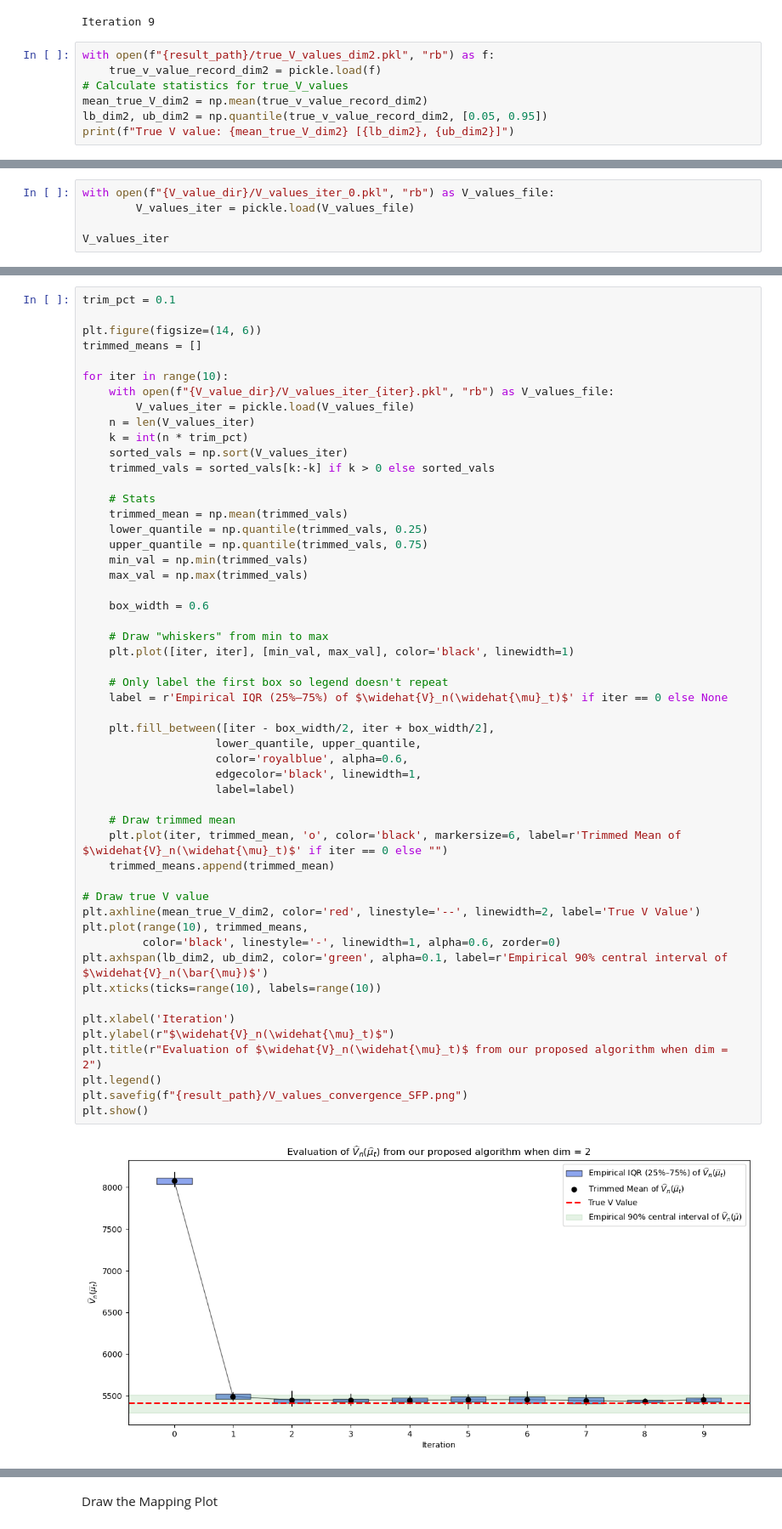
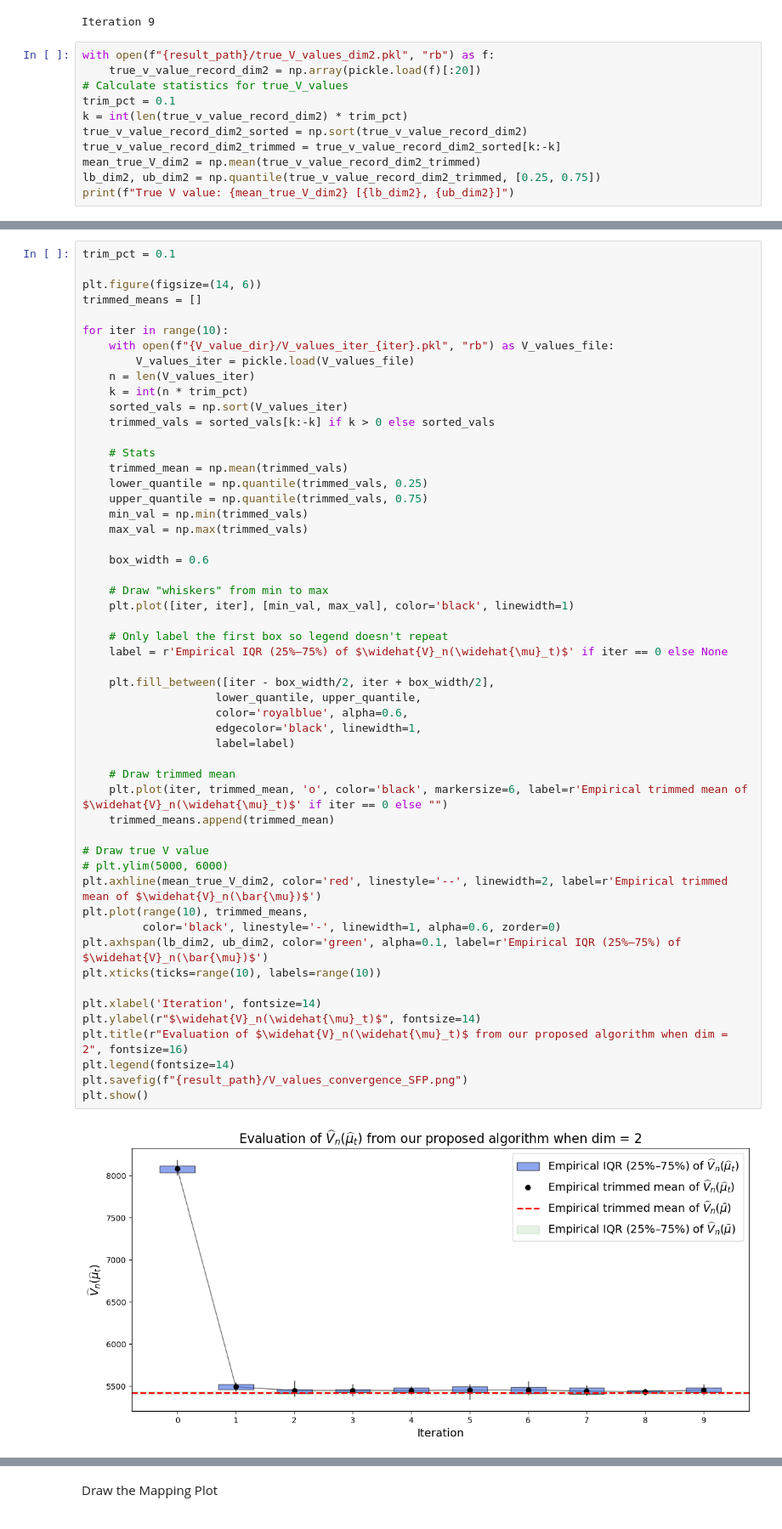
Before and after one commit to CHENZeyi1101/WB_Algo, a Jupyter notebook: Stochastic_FP/Notebooks/plot_manipulate_dim2.ipynb, the cells around one changed output, grey strips where cells are left out. Shown at 85% size. Saved outputs shown, nothing was run; the diff lists cells and outputs as text.

```diff
--- a/Stochastic_FP/Notebooks/plot_manipulate_dim2.ipynb
+++ b/Stochastic_FP/Notebooks/plot_manipulate_dim2.ipynb
@@ -225,9 +367,13 @@ Iteration 8
 Iteration 9
 # %%
 with open(f"{result_path}/true_V_values_dim2.pkl", "rb") as f:
-    true_v_value_record_dim2 = pickle.load(f)
+    true_v_value_record_dim2 = np.array(pickle.load(f)[:20])
 # Calculate statistics for true_V_values
-mean_true_V_dim2 = np.mean(true_v_value_record_dim2)
-lb_dim2, ub_dim2 = np.quantile(true_v_value_record_dim2, [0.05, 0.95])
+trim_pct = 0.1
+k = int(len(true_v_value_record_dim2) * trim_pct)
+true_v_value_record_dim2_sorted = np.sort(true_v_value_record_dim2)
+true_v_value_record_dim2_trimmed = true_v_value_record_dim2_sorted[k:-k]
+mean_true_V_dim2 = np.mean(true_v_value_record_dim2_trimmed)
+lb_dim2, ub_dim2 = np.quantile(true_v_value_record_dim2_trimmed, [0.25, 0.75])
 print(f"True V value: {mean_true_V_dim2} [{lb_dim2}, {ub_dim2}]")
 # %% [output]
@@ -235,5 +380,0 @@ True V value: 5411.624586054706 [5299.090330435885, 5507.67100744824]
-# %%
-with open(f"{V_value_dir}/V_values_iter_0.pkl", "rb") as V_values_file:
-        V_values_iter = pickle.load(V_values_file)
-
-V_values_iter
@@ -277,38 +397,39 @@ for iter in range(10):
     lower_quantile = np.quantile(trimmed_vals, 0.25)
     upper_quantile = np.quantile(trimmed_vals, 0.75)
     min_val = np.min(trimmed_vals)
     max_val = np.max(trimmed_vals)
 
     box_width = 0.6
 
     # Draw "whiskers" from min to max
     plt.plot([iter, iter], [min_val, max_val], color='black', linewidth=1)
 
     # Only label the first box so legend doesn't repeat
     label = r'Empirical IQR (25%–75%) of $\widehat{V}_n(\widehat{\mu}_t)$' if iter == 0 else None
 
     plt.fill_between([iter - box_width/2, iter + box_width/2],
                     lower_quantile, upper_quantile,
                     color='royalblue', alpha=0.6,
                     edgecolor='black', linewidth=1,
                     label=label)
 
     # Draw trimmed mean
-    plt.plot(iter, trimmed_mean, 'o', color='black', markersize=6, label=r'Trimmed Mean of $\widehat{V}_n(\widehat{\mu}_t)$' if iter == 0 else "")
+    plt.plot(iter, trimmed_mean, 'o', color='black', markersize=6, label=r'Empirical trimmed mean of $\widehat{V}_n(\widehat{\mu}_t)$' if iter == 0 else "")
     trimmed_means.append(trimmed_mean)
 
 # Draw true V value
-plt.axhline(mean_true_V_dim2, color='red', linestyle='--', linewidth=2, label='True V Value')
+# plt.ylim(5000, 6000)
+plt.axhline(mean_true_V_dim2, color='red', linestyle='--', linewidth=2, label=r'Empirical trimmed mean of $\widehat{V}_n(\bar{\mu})$')
 plt.plot(range(10), trimmed_means,
          color='black', linestyle='-', linewidth=1, alpha=0.6, zorder=0)
-plt.axhspan(lb_dim2, ub_dim2, color='green', alpha=0.1, label=r'Empirical 90% central interval of $\widehat{V}_n(\bar{\mu})$')
+plt.axhspan(lb_dim2, ub_dim2, color='green', alpha=0.1, label=r'Empirical IQR (25%–75%) of $\widehat{V}_n(\bar{\mu})$')
 plt.xticks(ticks=range(10), labels=range(10))
 
-plt.xlabel('Iteration')
-plt.ylabel(r"$\widehat{V}_n(\widehat{\mu}_t)$")
-plt.title(r"Evaluation of $\widehat{V}_n(\widehat{\mu}_t)$ from our proposed algorithm when dim = 2")
-plt.legend()
+plt.xlabel('Iteration', fontsize=14)
+plt.ylabel(r"$\widehat{V}_n(\widehat{\mu}_t)$", fontsize=14)
+plt.title(r"Evaluation of $\widehat{V}_n(\widehat{\mu}_t)$ from our proposed algorithm when dim = 2", fontsize=16)
+plt.legend(fontsize=14)
 plt.savefig(f"{result_path}/V_values_convergence_SFP.png")
 plt.show()
 # %% [output]
-[figure, old version]
+[figure, new version]
```
Also changed, not shown: parts of 12 cells of this notebook, 51 other files.
